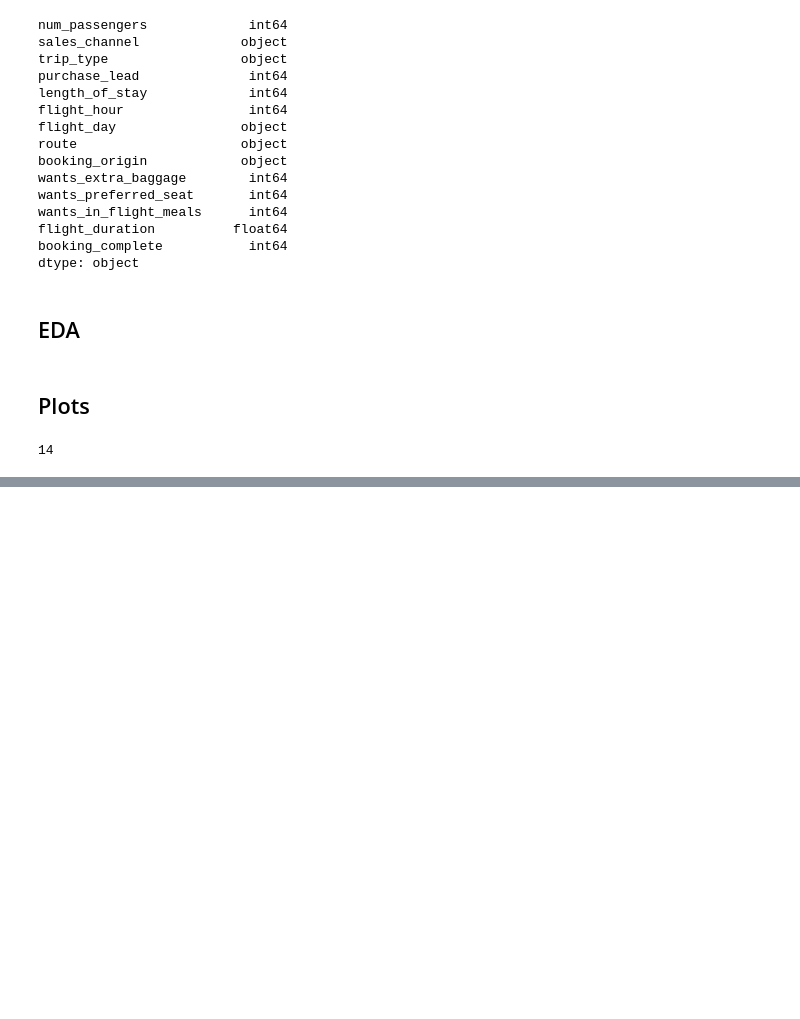
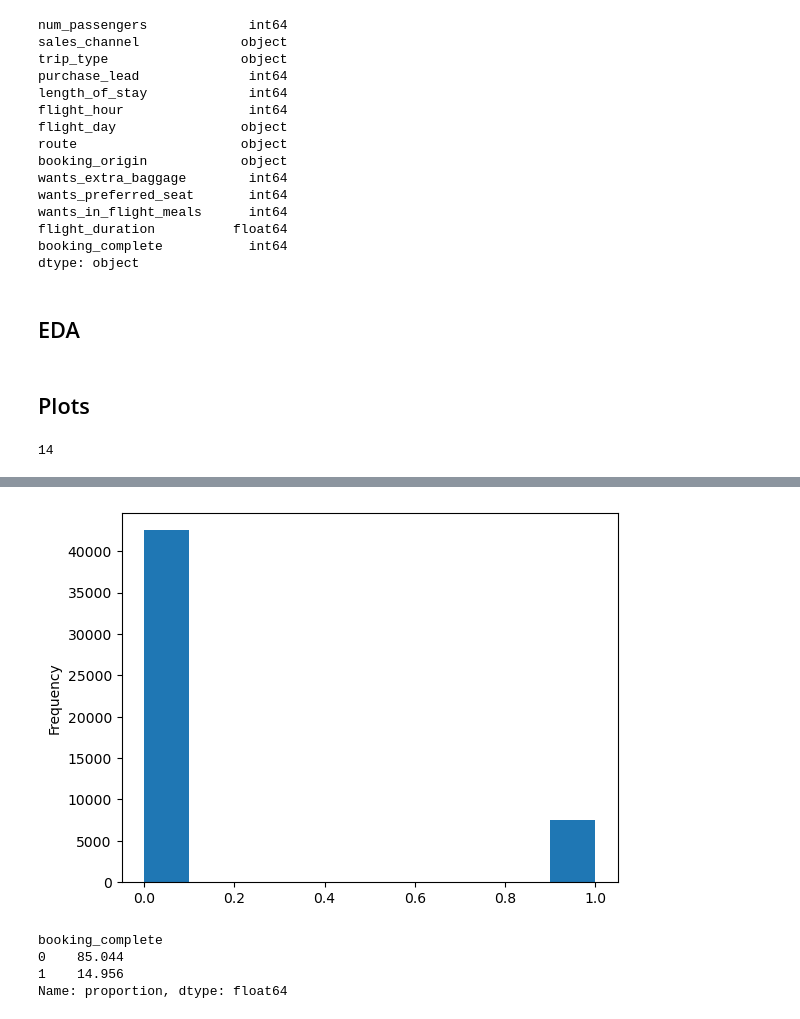
Before and after one commit to Ds2023/British_Airways_Predictive_Booking_Model, a Jupyter notebook: notebooks/eda.ipynb, the cells around one changed output, grey strips where cells are left out. Cells and saved outputs as stored; diff of their text form; code cells hidden in the pictures; blank space fills up the shorter version.

```diff
--- a/notebooks/eda.ipynb
+++ b/notebooks/eda.ipynb
@@ -88,0 +159,14 @@ import seaborn as sns
+# %%
+#  Target Variable
+
+data['booking_complete'].plot(kind='hist')
+plt.show()
+# %% [output]
+[figure, added]
+# %%
+data['booking_complete'].value_counts(normalize=True)*100
+# %% [output]
+booking_complete
+0    85.044
+1    14.956
+Name: proportion, dtype: float64
```
Also changed, not shown: parts of 18 cells of this notebook, 1 other file.
